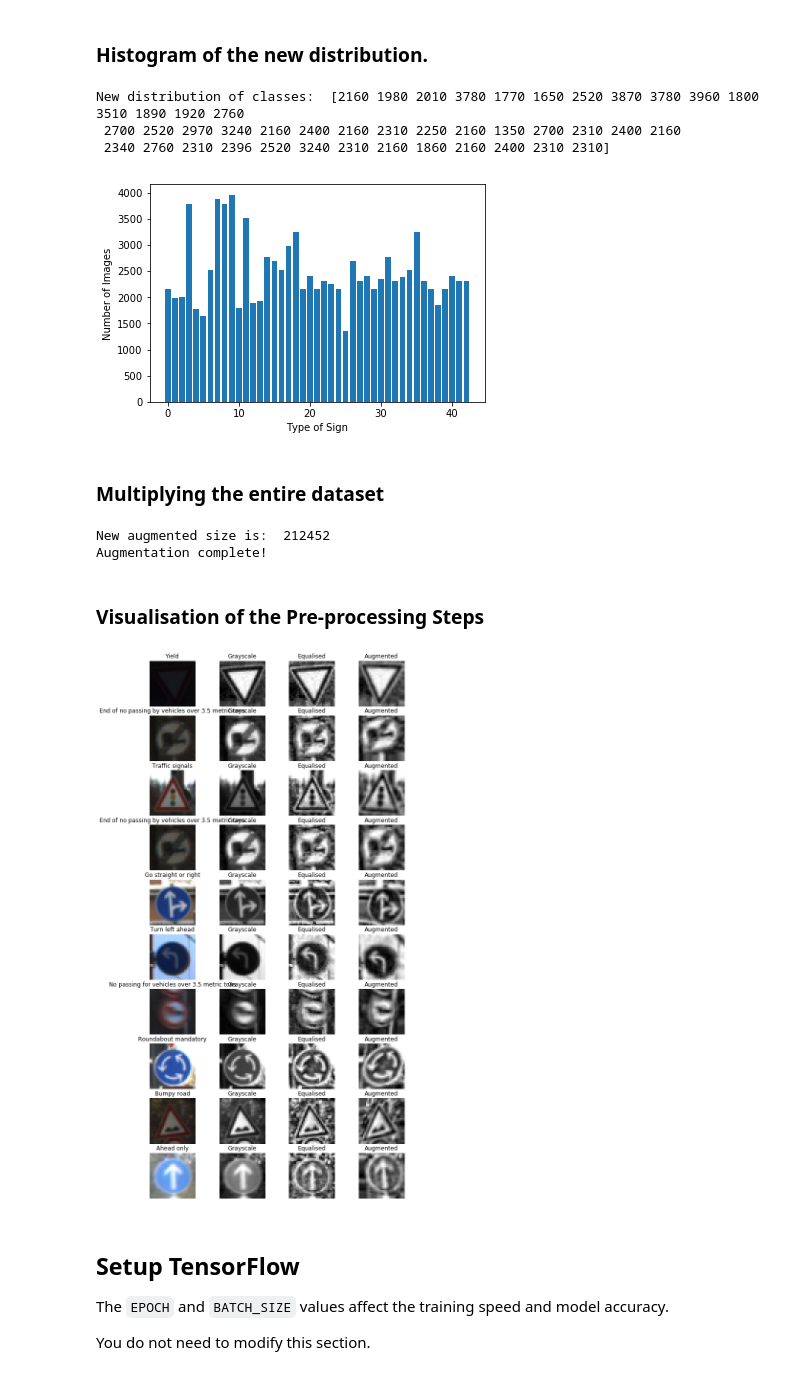
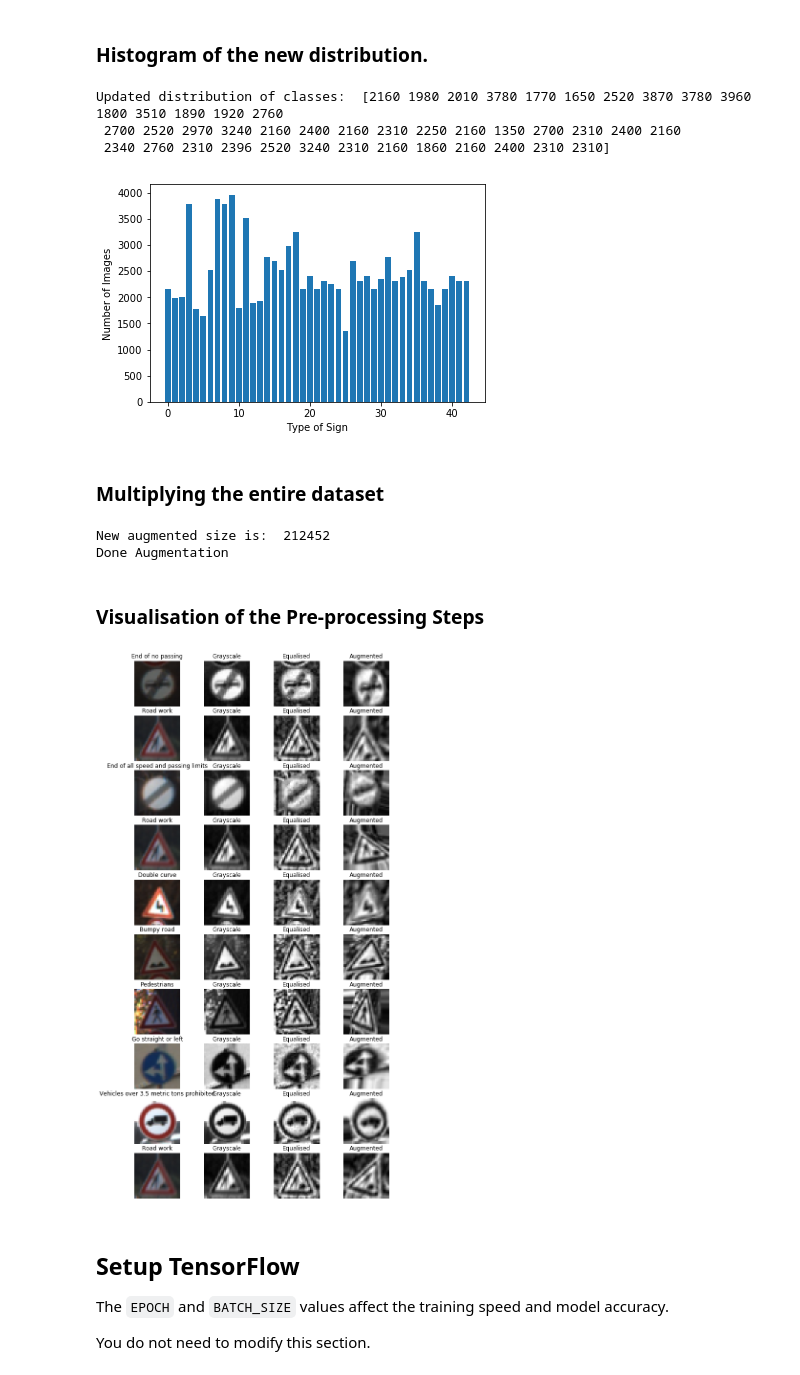
Before and after one commit to tkxiong/CarND-Traffic-Sign-Classifier-Project, a Jupyter notebook: Traffic_Sign_Classifier.ipynb, the cells around one changed output. Saved outputs shown, nothing was run; the diff lists cells and outputs as text; code cells hidden in the pictures.

```diff
--- a/Traffic_Sign_Classifier.ipynb
+++ b/Traffic_Sign_Classifier.ipynb
@@ -191,7 +191,4 @@ Rather self-explanatory - shuffles the dataset around so that the model doesn't
 # %%
-### Preprocess the data here. It is required to normalize the data. Other preprocessing steps could include
-### converting to grayscale, etc.
-### Feel free to use as many code cells as needed.
 import cv2
 from sklearn.utils import shuffle
 
@@ -201,19 +198,19 @@ from sklearn.utils import shuffle
 from skimage import exposure
 import cv2
 
-def batchPreprocess(X):
-    X_norm = []
-    for image in X:
-        bw = cv2.cvtColor(image, cv2.COLOR_BGR2GRAY)
+def preprocessDataset(imgs):
+    norm = []
+    for img in imgs:
+        bw = cv2.cvtColor(img, cv2.COLOR_BGR2GRAY)
         equ = exposure.equalize_adapthist(bw)
         equ = (equ * 2.0/equ.max())
         equ = np.reshape(equ,(32,32,1))-1
-        X_norm.append(equ)
-    return np.array(X_norm)
+        norm.append(equ)
+    return np.array(norm)
 
-X_train_norm = batchPreprocess(X_train)
-X_test_norm = batchPreprocess(X_test)
-X_valid_norm = batchPreprocess(X_valid)
+X_train_norm = preprocessDataset(X_train)
+X_test_norm = preprocessDataset(X_test)
+X_valid_norm = preprocessDataset(X_valid)
 
 print("Preprocessing completed.")
 
@@ -247,15 +242,15 @@ from skimage.transform import ProjectiveTransform
 from skimage.transform import rotate
 from skimage.transform import warp
 
-def randomTransform(image, intensity):
+def randTransform(img, intensity):
 
     # Rotate image within a set range, amplified by intensity of overall transform.
     rotation = 20 * intensity
     # print(image.shape)
-    rotated = rotate(image, np.random.uniform(-rotation,rotation), mode = 'edge')
+    rotated = rotate(img, np.random.uniform(-rotation,rotation), mode = 'edge')
 
     # Projection transform on image, amplified by intensity.
-    image_size = image.shape[0]
+    image_size = img.shape[0]
     magnitude = image_size * 0.3 * intensity
     tl_top = np.random.uniform(-magnitude, magnitude)     # Top left corner, top margin
     tl_left = np.random.uniform(-magnitude, magnitude)    # Top left corner, left margin
@@ -281,12 +276,12 @@ def randomTransform(image, intensity):
     transformed = warp(rotated, transform, output_shape = (image_size, image_size), order = 1, mode = 'edge')
     return transformed
 
-def batchAugment(X, y, multiplier = 2):
+def augmentDataset(X, y, multiplier = 2):
     X_train_aug = []
     y_train_aug = []
     for i in range(len(X)):
         for j in range(multiplier):
-            augmented = randomTransform(X[i], 0.75)
+            augmented = randTransform(X[i], 0.75)
             X_train_aug.append(augmented)
             y_train_aug.append(y[i])
         X_train_aug.append(X[i])
@@ -304,7 +299,7 @@ def findIndexofSameClass(y, v):
     return index
 # %%
 unique, counts = np.unique(y_train, return_counts=True)
-print("Original distribution of classes: ", counts)
+print("Default distribution of classes: ", counts)
 multiplier = [int(round(max(counts)/i)) for i in counts] # Required multiplier for each class augmentation.
 print("Multipliers for each class: ", multiplier)
 multiplier = [i-1 for i in multiplier]
@@ -329,7 +324,7 @@ for i in types:
         y_train_add = np.reshape(y_train_add, (len(index)))
 
         print("Class: ", i)
-        X_train_add, y_train_add = batchAugment(X_train_add, y_train_add, multiplier[i])
+        X_train_add, y_train_add = augmentDataset(X_train_add, y_train_add, multiplier[i])
         X_train_aug = np.vstack((X_train_aug, X_train_add))
         print("New total dataset size: ",len(X_train_aug))
         y_train_aug = np.append(y_train_aug, y_train_add)
@@ -356,14 +351,14 @@ New total dataset size:  106226
 ### Histogram of the new distribution.
 # %%
 unique, counts = np.unique(y_train_aug, return_counts=True)
-print("New distribution of classes: ", counts)
+print("Updated distribution of classes: ", counts)
 
 plt.bar(types, counts, width=0.8, align='center')
 plt.ylabel('Number of Images')
 plt.xlabel('Type of Sign')
 plt.show()
 # %% [output]
-New distribution of classes:  [2160 1980 2010 3780 1770 1650 2520 3870 3780 3960 1800 3510 1890 1920 2760
+Updated distribution of classes:  [2160 1980 2010 3780 1770 1650 2520 3870 3780 3960 1800 3510 1890 1920 2760
  2700 2520 2970 3240 2160 2400 2160 2310 2250 2160 1350 2700 2310 2400 2160
  2340 2760 2310 2396 2520 3240 2310 2160 1860 2160 2400 2310 2310]
 [figure]
@@ -371,49 +366,49 @@ New distribution of classes:  [2160 1980 2010 3780 1770 1650 2520 3870 3780 3960
 ### Multiplying the entire dataset
 # %%
 # Double the dataset size by rotation and transformation
-X_train_aug, y_train_aug = batchAugment(X_train_aug, y_train_aug, 1)
+X_train_aug, y_train_aug = augmentDataset(X_train_aug, y_train_aug, 1)
 y_train_aug = np.array(y_train_aug)
 
-print("Augmentation complete!")
+print("Done Augmentation")
 # %% [output]
 New augmented size is:  212452
-Augmentation complete!
+Done Augmentation
 # %% [markdown]
 ### Visualisation of the Pre-processing Steps
 # %%
 fig = plt.figure(figsize=(10,90))
 plot = 1
 
 for i in np.random.choice(types, 10):
     index = np.where(y_train==i)
 
     image = X_train[index[0][20]].squeeze()
     ax1 = fig.add_subplot(43,4,plot)
     ax1.set_title(sign_names[i])
     plt.axis('off')
     plt.imshow(image)
 
     bw = cv2.cvtColor(image, cv2.COLOR_BGR2GRAY)
     ax2 = fig.add_subplot(43,4,plot+1)
     ax2.set_title('Grayscale')
     plt.axis('off')
     plt.imshow(bw, cmap='gray')
 
     equ = exposure.equalize_adapthist(bw)
     ax3 = fig.add_subplot(43,4,plot+2)
     ax3.set_title('Equalised')
     plt.axis('off')
     plt.imshow(equ, cmap='gray')
 
-    proc = randomTransform(equ, 0.5)
+    proc_img = randTransform(equ, 0.75)
     ax4 = fig.add_subplot(43,4,plot+3)
     ax4.set_title('Augmented')
     plt.axis('off')
-    plt.imshow(proc, cmap='gray')
+    plt.imshow(proc_img, cmap='gray')
 
     plot += 4
 # %% [output]
-[figure, old version]
+[figure, new version]
 # %% [markdown]
 ## Setup TensorFlow
 The `EPOCH` and `BATCH_SIZE` values affect the training speed and model accuracy.
```
Also changed, not shown: parts of 14 cells of this notebook, 12 other files.
